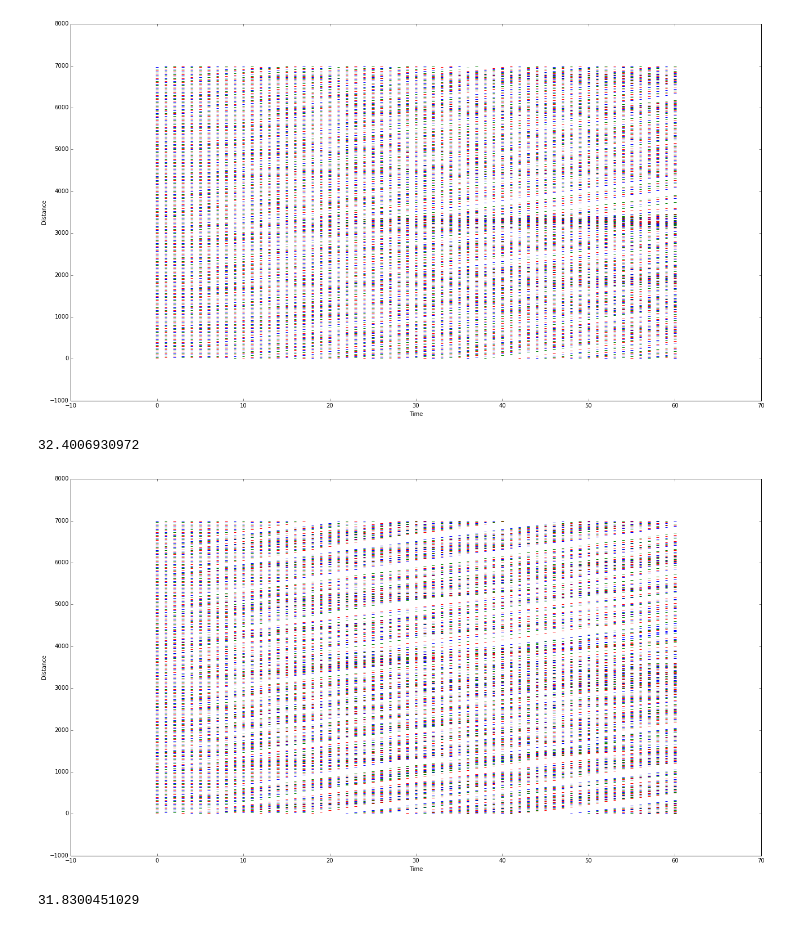
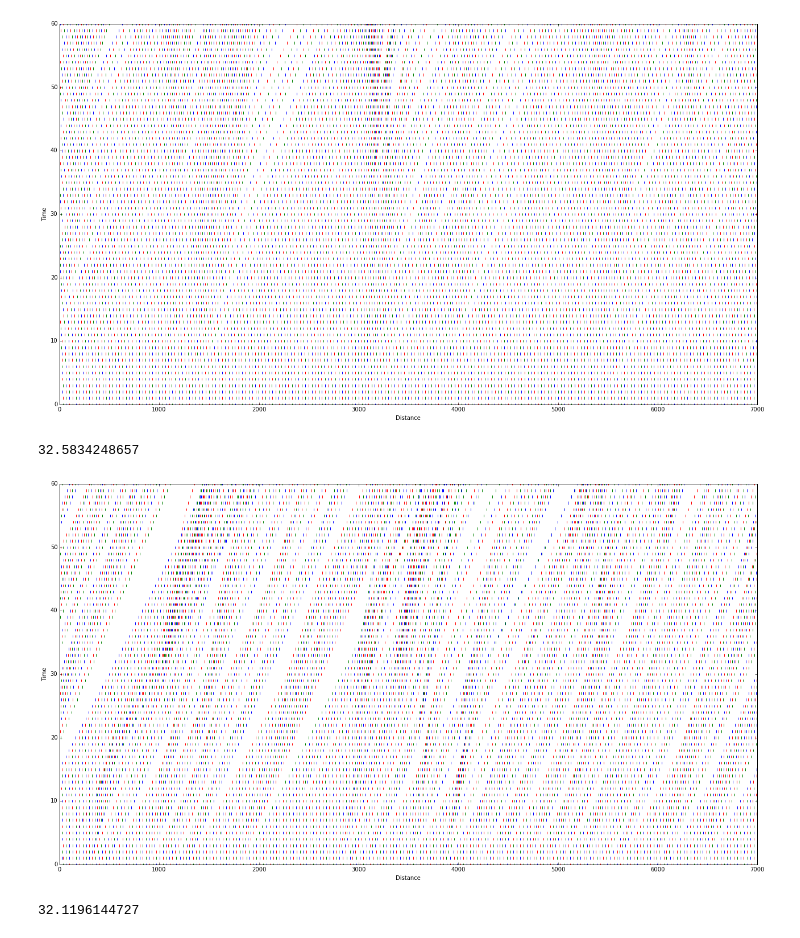
Before and after one commit to pjpassa/traffic-simulation, a Jupyter notebook: Traffic Simulation.ipynb, the cells around one changed output. Saved outputs shown, nothing was run; the diff lists cells and outputs as text; code cells hidden in the pictures.

Commit message:
cleaned up graphs

```diff
--- a/Traffic Simulation.ipynb
+++ b/Traffic Simulation.ipynb
@@ -49,14 +51,16 @@ avg_speed = speeds.mean()
 stdev_speed = speeds.std()
 # %%
 plt.rcParams['figure.figsize'] = 22, 12
-plt.scatter(time_list, location_list, c=["r", "g", "b"], marker= "_")
-plt.xlabel("Time")
-plt.ylabel("Distance")
+plt.scatter(location_list, time_list, c=["r", "g", "b"], marker= "|")
+plt.ylabel("Time")
+plt.xlabel("Distance")
+plt.ylim(times.min(), times.max())
+plt.xlim(locations.min(), locations.max())
 plt.show()
 print(avg_speed + stdev_speed)
 # %% [output]
-[figure, old version]
+[figure, new version]
-32.4006930972
+32.5834248657
 # %%
 def nightmare_sim(speed_limit=200, run_time=60):
     road = Road(7, ([1000, 1], [2000, 1.4], [3000, 1], [4000, 2], [5000, 1], [6000, 1.2]))
@@ -73,14 +77,16 @@ avg_speed = speeds.mean()
 stdev_speed = speeds.std()
 # %%
 plt.rcParams['figure.figsize'] = 22, 12
-plt.scatter(time_list, location_list, c=["r", "g", "b"], marker= "_")
-plt.xlabel("Time")
-plt.ylabel("Distance")
+plt.scatter(location_list, time_list, c=["r", "g", "b"], marker= "|")
+plt.ylabel("Time")
+plt.xlabel("Distance")
+plt.ylim(times.min(), times.max())
+plt.xlim(locations.min(), locations.max())
 plt.show()
 print(avg_speed + stdev_speed)
 # %% [output]
-[figure, old version]
+[figure, new version]
-31.8300451029
+32.1196144727
 # %%
 def nightmare_sim_normal_road(speed_limit=200, run_time=60):
     road = Road(1)
```
Also changed, not shown: parts of 2 cells of this notebook.
